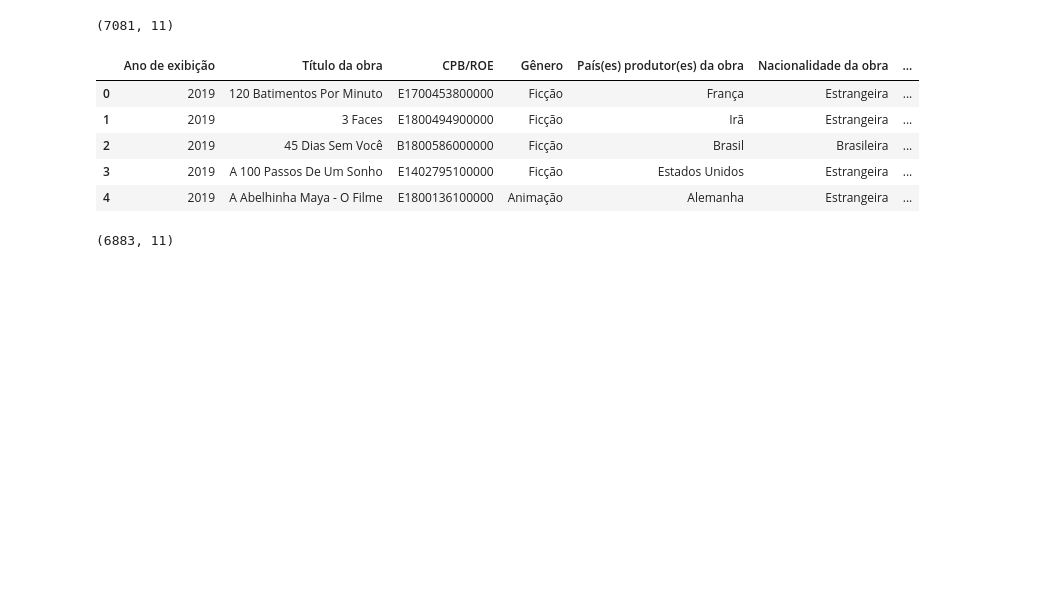
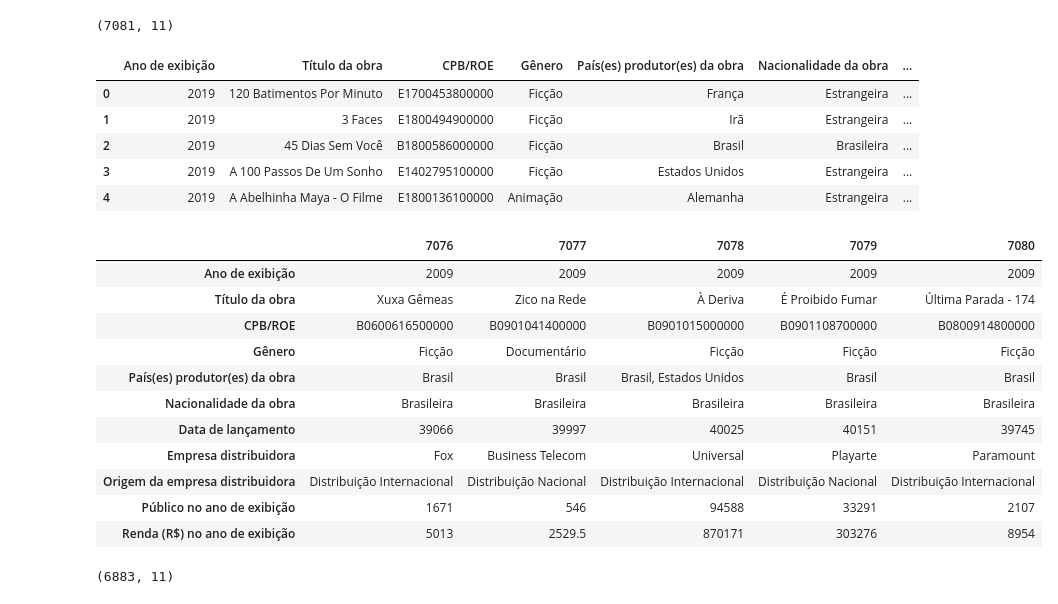
Before and after one commit to V1L3La/Learning-An-lise-de-Dados-em-Python, a Jupyter notebook: Filmes_no_Brasil_2009_2019_Análise_de_Dados_em_Python_Aula_01.ipynb, the cells around one changed output. Drawn from its saved outputs; the diff is of its cells as text; code cells hidden in the pictures; blank space fills up the shorter version.

```diff
--- a/Filmes_no_Brasil_2009_2019_Análise_de_Dados_em_Python_Aula_01.ipynb
+++ b/Filmes_no_Brasil_2009_2019_Análise_de_Dados_em_Python_Aula_01.ipynb
@@ -170,6 +170,22 @@ df.head()
 | 2 | 2019 | 45 Dias Sem Você | B1800586000000 | Ficção | Brasil | Brasileira | ... |
 | 3 | 2019 | A 100 Passos De Um Sonho | E1402795100000 | Ficção | Estados Unidos | Estrangeira | ... |
 | 4 | 2019 | A Abelhinha Maya - O Filme | E1800136100000 | Animação | Alemanha | Estrangeira | ... |
+# %%
+# del
+df_novo[-5:].T
+# %% [output]
+|  | 7076 | 7077 | 7078 | 7079 | 7080 |
+| Ano de exibição | 2009 | 2009 | 2009 | 2009 | 2009 |
+| Título da obra | Xuxa Gêmeas | Zico na Rede | À Deriva | É Proibido Fumar | Última Parada - 174 |
+| CPB/ROE | B0600616500000 | B0901041400000 | B0901015000000 | B0901108700000 | B0800914800000 |
+| Gênero | Ficção | Documentário | Ficção | Ficção | Ficção |
+| País(es) produtor(es) da obra | Brasil | Brasil | Brasil, Estados Unidos | Brasil | Brasil |
+| Nacionalidade da obra | Brasileira | Brasileira | Brasileira | Brasileira | Brasileira |
+| Data de lançamento | 39066 | 39997 | 40025 | 40151 | 39745 |
+| Empresa distribuidora | Fox | Business Telecom | Universal | Playarte | Paramount |
+| Origem da empresa distribuidora | Distribuição Internacional | Distribuição Nacional | Distribuição Internacional | Distribuição Nacional | Distribuição Internacional |
+| Público no ano de exibição | 1671 | 546 | 94588 | 33291 | 2107 |
+| Renda (R$) no ano de exibição | 5013 | 2529.5 | 870171 | 303276 | 8954 |
 # %%
 df_novo.shape
 # %% [output]
```
Also changed, not shown: parts of 4 cells of this notebook.
